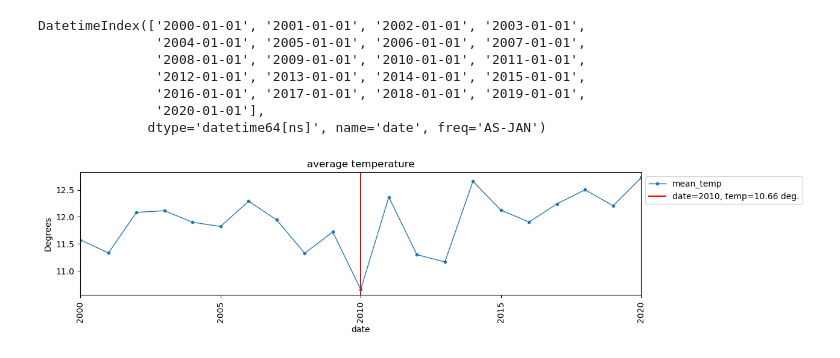
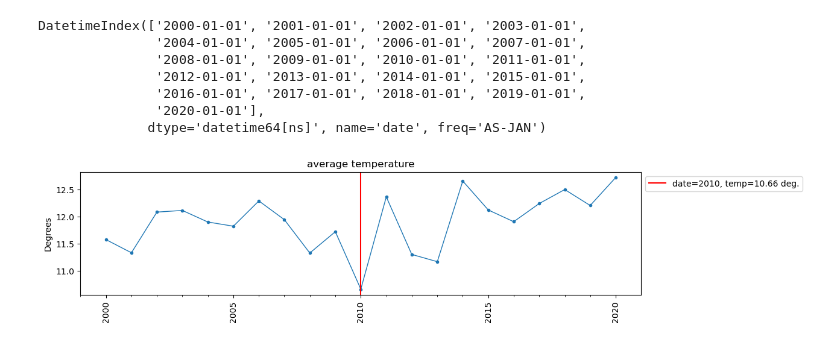
Before and after one commit to clovestad/-Core--Resampling-Datetime-Data, a Jupyter notebook: (Core)_Resampling_Datetime_Data.ipynb, the cells around one changed output. Drawn from its saved outputs; the diff is of its cells as text; code cells hidden in the pictures.

```diff
--- a/(Core)_Resampling_Datetime_Data.ipynb
+++ b/(Core)_Resampling_Datetime_Data.ipynb
@@ -274,32 +244,32 @@ DatetimeIndex(['2000-01-01', '2001-01-01', '2002-01-01', '2003-01-01',
 min_temp = q2_annual.idxmin()
 min_temp_value = q2_annual.min()
 # %%
-# again does not work with major tick parameters will post below with parameters passed in.
+
 #Plot temperature data
 # create wide figure
 fig, ax = plt.subplots(figsize=(12,3))
 
-q2_annual.plot(ax=ax,marker='.',lw=1)
+ax.plot(q2_annual,marker='.',lw=1)
 # title of avg temp/ylaber degrees
 ax.set(title = 'average temperature', ylabel = 'Degrees')
-'''
+
 #Set major ticks
 # major ticks every 5 years
 ax.xaxis.set_major_locator(mdates.YearLocator(5))
 # 4 digit year format
 ax.xaxis.set_major_formatter(mdates.DateFormatter('%Y'))
-'''
+
 #Set minor ticks
 # minor ticks every 1 year
 ax.xaxis.set_minor_locator(mdates.YearLocator(1))
 
 #Add a vertical line at this date with a label that says the date (using date format: "2000") and the lowest mean temperature value.
 ax.axvline(min_temp, color = 'red', label = f"date={min_temp.strftime('%Y')}, temp={min_temp_value:,.2f} deg.")
 ax.legend(bbox_to_anchor=[1,1])
 
 #Final settings
 fig = ax.get_figure()
 #Rotate the major ticks' labels 90 degrees.
 fig.autofmt_xdate(which = 'major', rotation = 90,ha='center');
 # %% [output]
-[figure, old version]
+[figure, new version]
```
Also changed, not shown: parts of 4 cells of this notebook.
